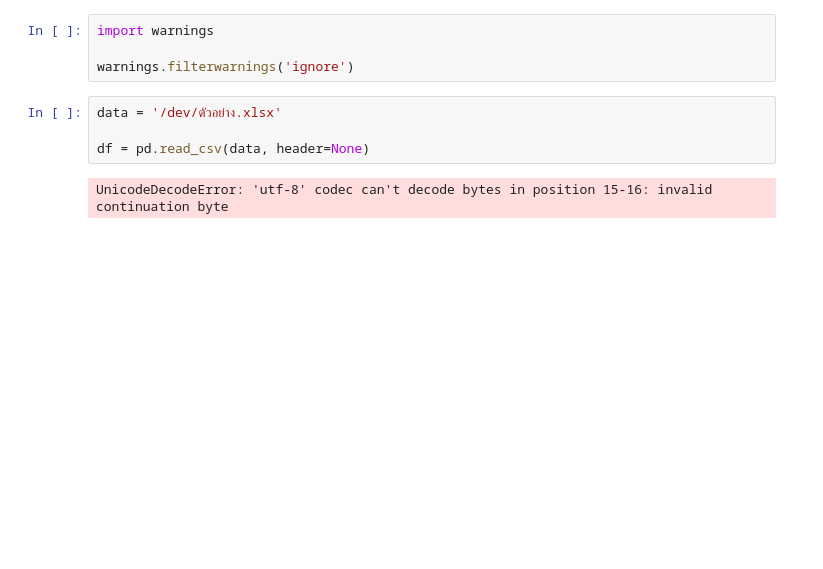
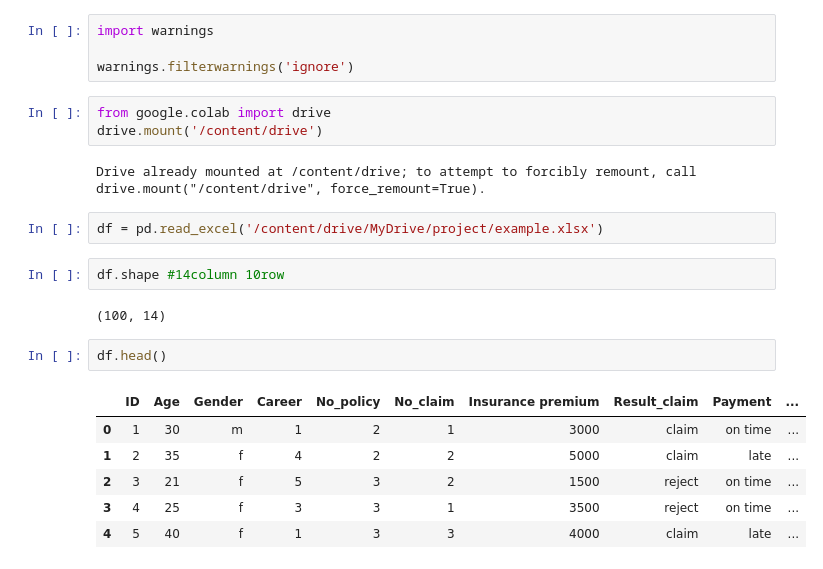
Before and after one commit to Suchada2000/MY-WORK, a Jupyter notebook: Untitled17.ipynb, the cells around one changed output. Saved outputs shown, nothing was run; the diff lists cells and outputs as text; blank space fills up the shorter version.

```diff
--- a/Untitled17.ipynb
+++ b/Untitled17.ipynb
@@ -15,9 +16,23 @@ for dirname, _, filenames in os.walk('/kaggle/input'):
 import warnings
 
 warnings.filterwarnings('ignore')
-# %%
-data = '/dev/ตัวอย่าง.xlsx'
-
-df = pd.read_csv(data, header=None)
-# %% [output]
-UnicodeDecodeError: 'utf-8' codec can't decode bytes in position 15-16: invalid continuation byte
+# %%
+from google.colab import drive
+drive.mount('/content/drive')
+# %% [output]
+Drive already mounted at /content/drive; to attempt to forcibly remount, call drive.mount("/content/drive", force_remount=True).
+# %%
+df = pd.read_excel('/content/drive/MyDrive/project/example.xlsx')
+# %%
+df.shape #14column 10row
+# %% [output]
+(100, 14)
+# %%
+df.head()
+# %% [output]
+|  | ID | Age | Gender | Career | No_policy | No_claim | Insurance premium | Result_claim | Payment | ... |
+| 0 | 1 | 30 | m | 1 | 2 | 1 | 3000 | claim | on time | ... |
+| 1 | 2 | 35 | f | 4 | 2 | 2 | 5000 | claim | late | ... |
+| 2 | 3 | 21 | f | 5 | 3 | 2 | 1500 | reject | on time | ... |
+| 3 | 4 | 25 | f | 3 | 3 | 1 | 3500 | reject | on time | ... |
+| 4 | 5 | 40 | f | 1 | 3 | 3 | 4000 | claim | late | ... |
```
Also changed, not shown: parts of 29 cells of this notebook.
